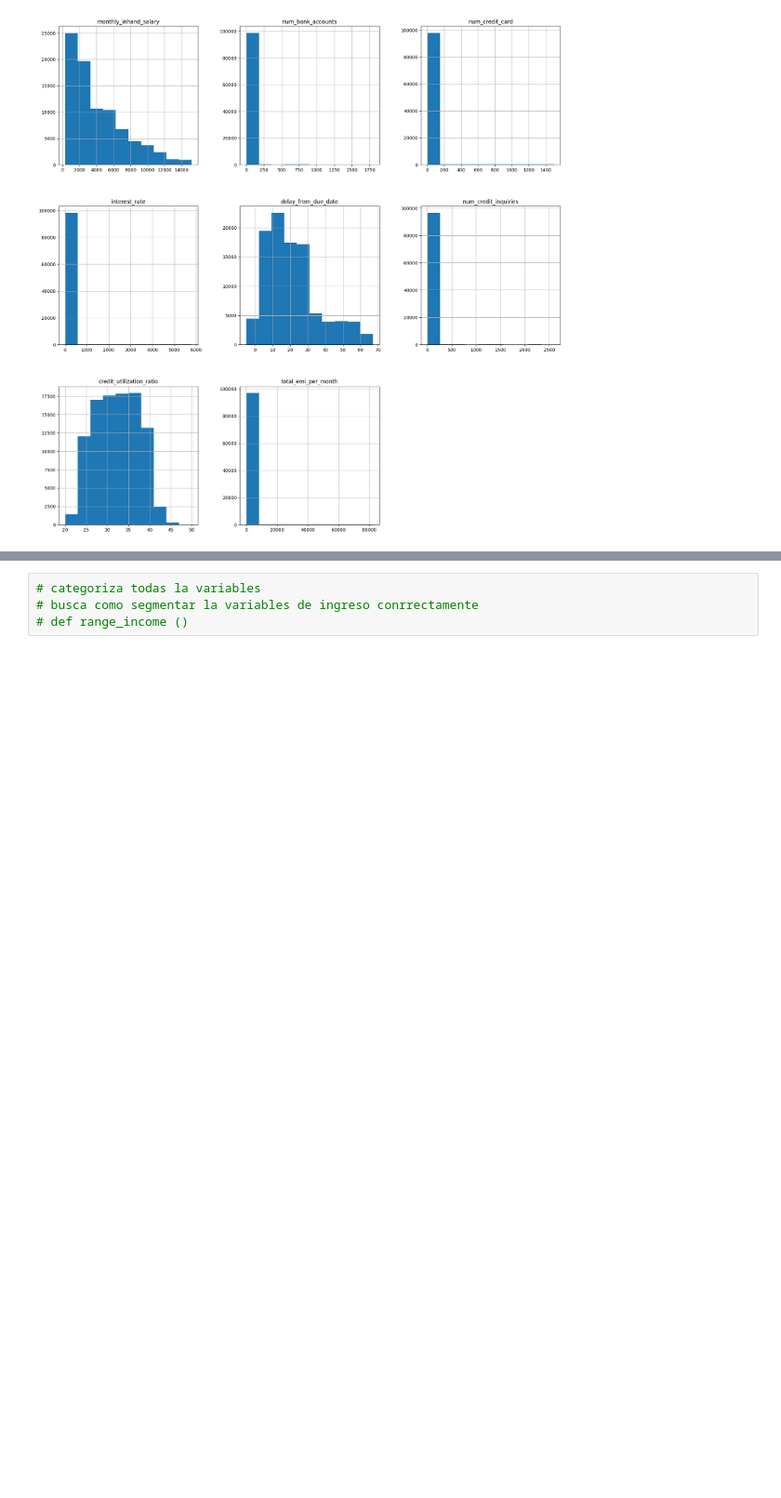
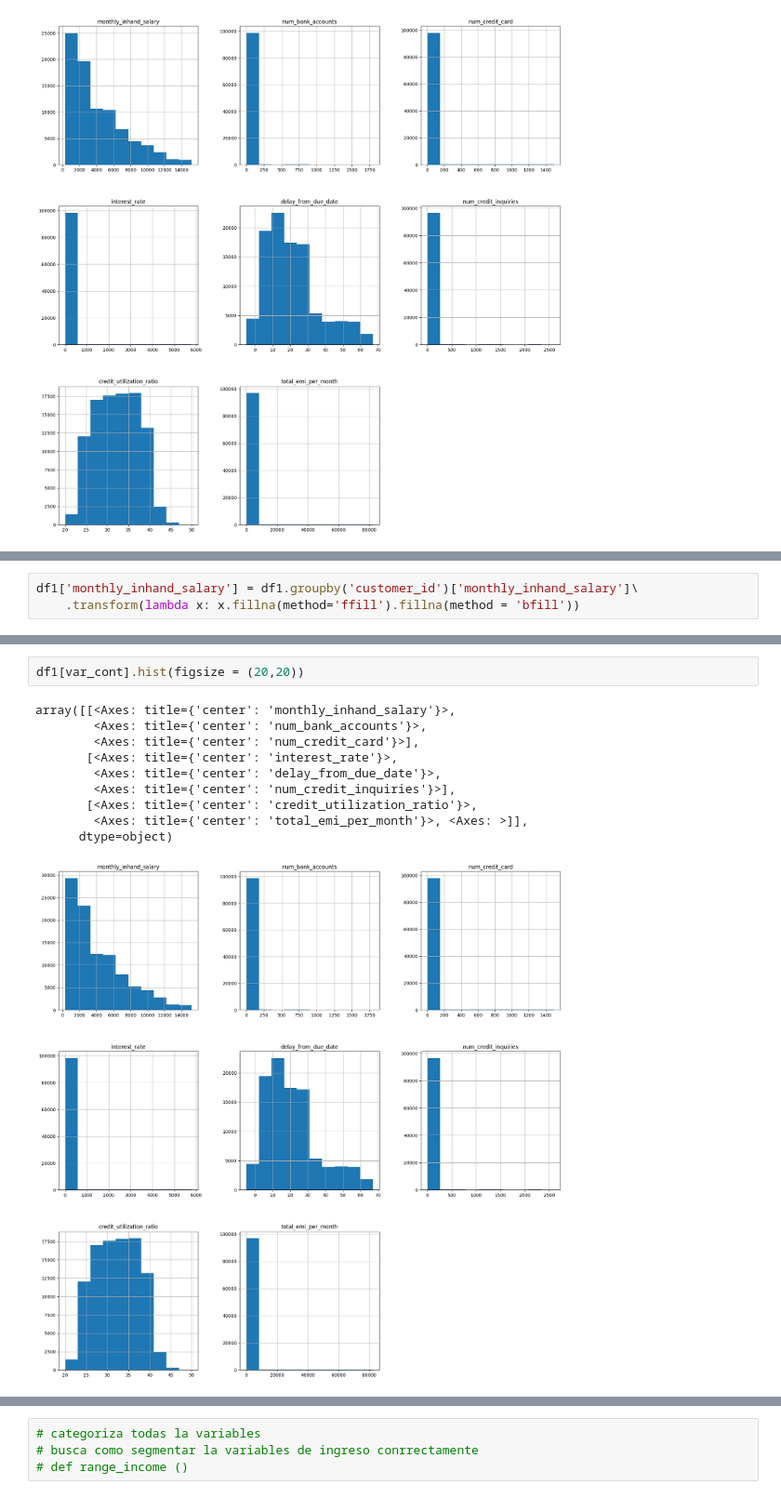
Before and after one commit to danpa26/CredRisk, a Jupyter notebook: credit_scoring/cred_scoring_v1.ipynb, the cells around one changed output, grey strips where cells are left out. Shown at 93% size. Drawn from its saved outputs; the diff is of its cells as text; blank space fills up the shorter version.

```diff
--- a/credit_scoring/cred_scoring_v1.ipynb
+++ b/credit_scoring/cred_scoring_v1.ipynb
@@ -125,0 +128,3 @@ array([[<Axes: title={'center': 'monthly_inhand_salary'}>,
+# %%
+df1['monthly_inhand_salary'] = df1.groupby('customer_id')['monthly_inhand_salary']\
+    .transform(lambda x: x.fillna(method='ffill').fillna(method = 'bfill'))
@@ -125,0 +167,13 @@ array([[<Axes: title={'center': 'monthly_inhand_salary'}>,
+# %%
+df1[var_cont].hist(figsize = (20,20))
+# %% [output]
+array([[<Axes: title={'center': 'monthly_inhand_salary'}>,
+        <Axes: title={'center': 'num_bank_accounts'}>,
+        <Axes: title={'center': 'num_credit_card'}>],
+       [<Axes: title={'center': 'interest_rate'}>,
+        <Axes: title={'center': 'delay_from_due_date'}>,
+        <Axes: title={'center': 'num_credit_inquiries'}>],
+       [<Axes: title={'center': 'credit_utilization_ratio'}>,
+        <Axes: title={'center': 'total_emi_per_month'}>, <Axes: >]],
+      dtype=object)
+[figure, added]
```
Also changed, not shown: parts of 13 cells of this notebook.
